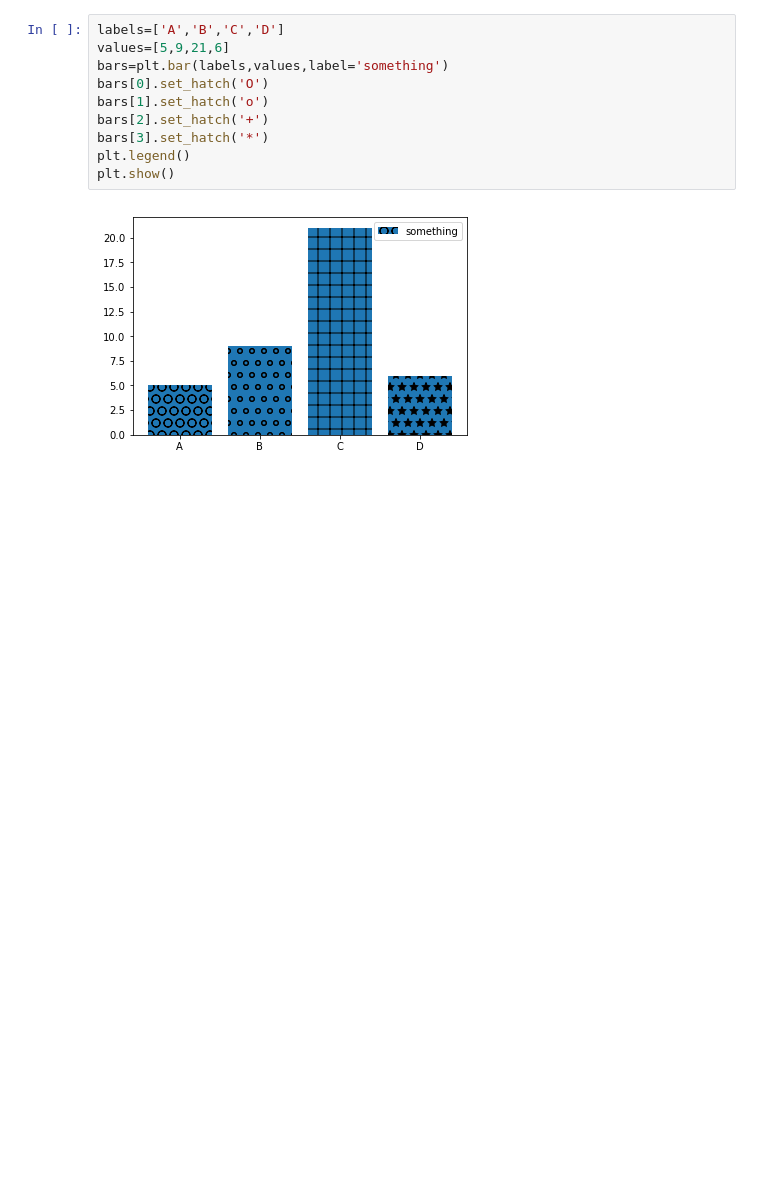
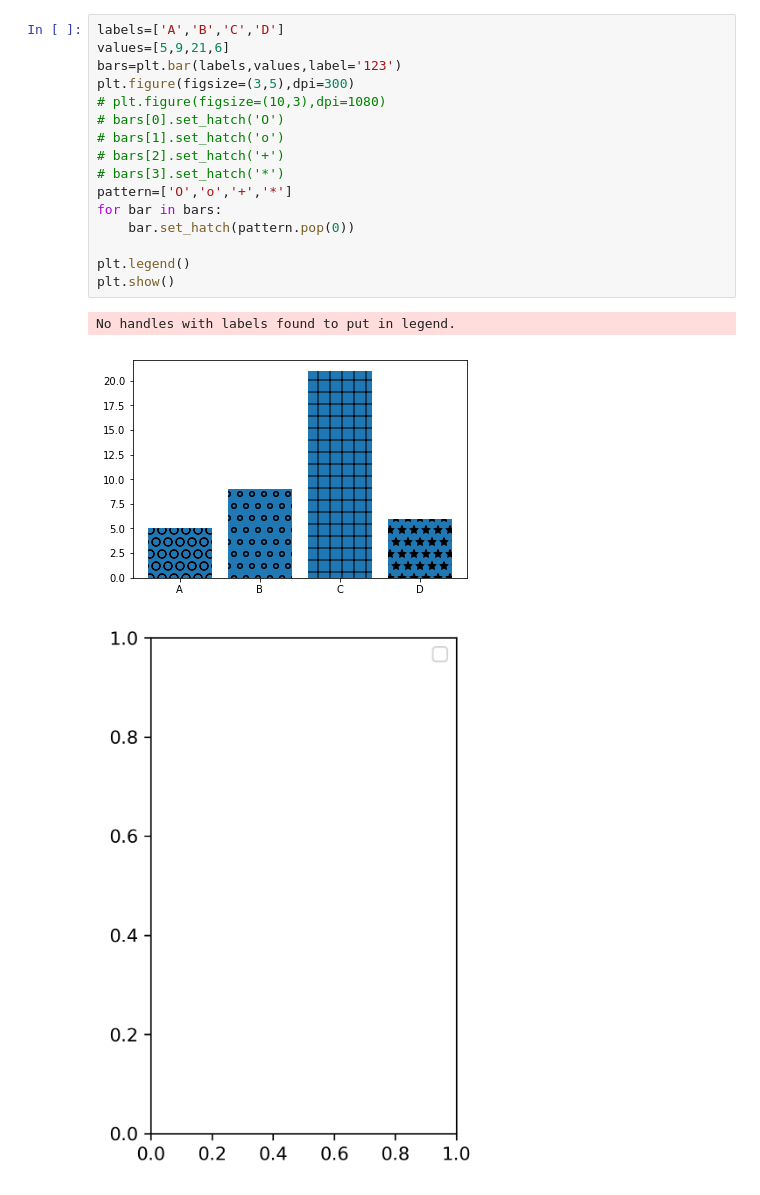
Before and after one commit to vamsikrishna2421/DataScience, a Jupyter notebook: Index.ipynb, the cells around one changed output. Drawn from its saved outputs; the diff is of its cells as text; blank space fills up the shorter version.

```diff
--- a/Index.ipynb
+++ b/Index.ipynb
@@ -25,12 +25,20 @@ plt.show()
 # %%
 labels=['A','B','C','D']
 values=[5,9,21,6]
-bars=plt.bar(labels,values,label='something')
-bars[0].set_hatch('O')
-bars[1].set_hatch('o')
-bars[2].set_hatch('+')
-bars[3].set_hatch('*')
+bars=plt.bar(labels,values,label='123')
+plt.figure(figsize=(3,5),dpi=300)
+# plt.figure(figsize=(10,3),dpi=1080)
+# bars[0].set_hatch('O')
+# bars[1].set_hatch('o')
+# bars[2].set_hatch('+')
+# bars[3].set_hatch('*')
+pattern=['O','o','+','*']
+for bar in bars:
+    bar.set_hatch(pattern.pop(0))
+
 plt.legend()
 plt.show()
 # %% [output]
+No handles with labels found to put in legend.
-[figure, old version]
+[figure, new version]
+[figure, added]
```
